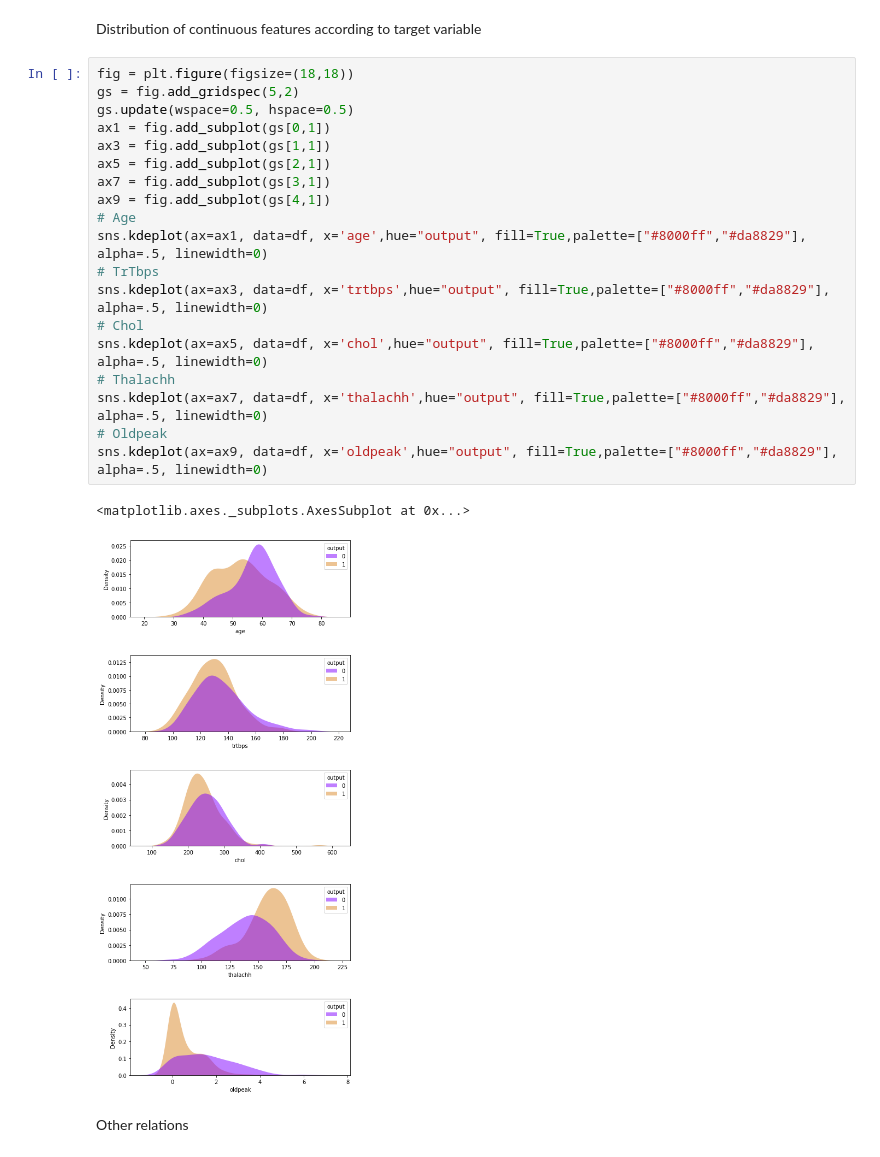
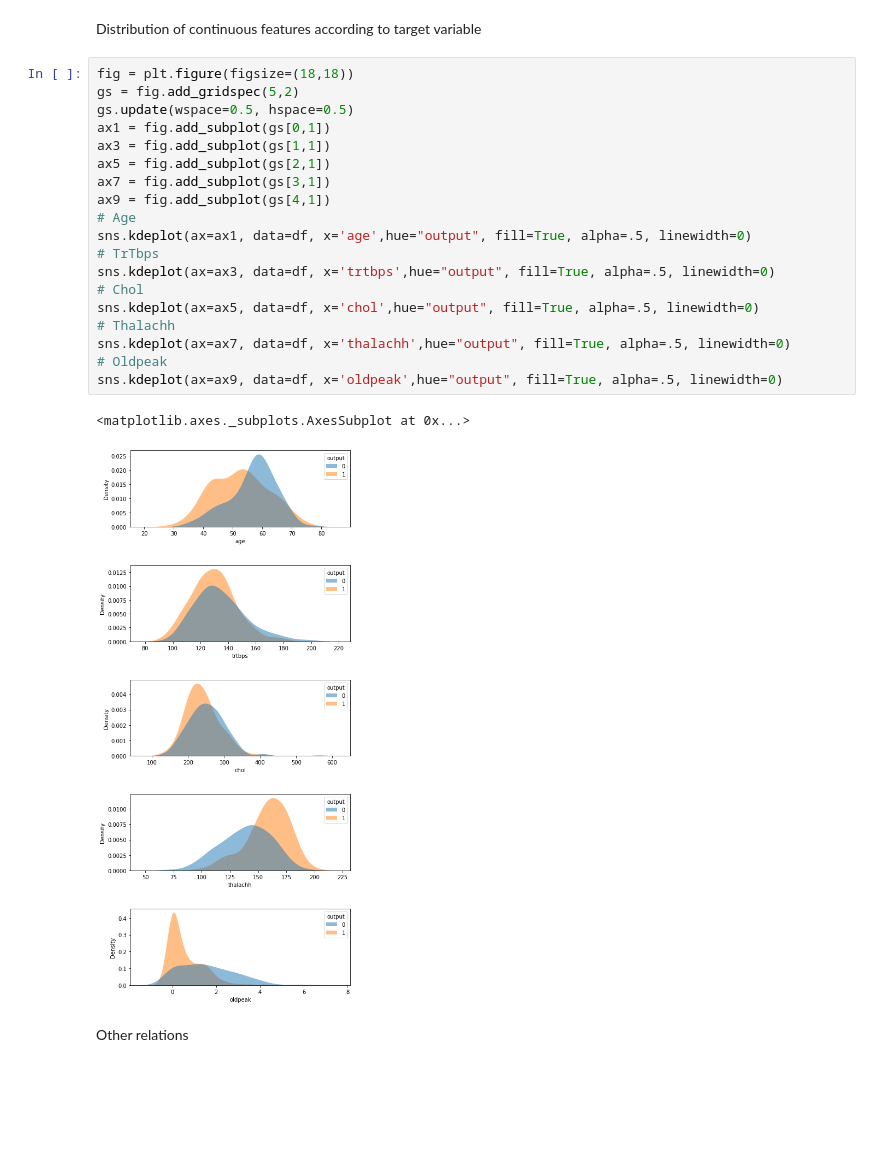
Before and after one commit to abdelmonem808/Heart-Failure-Prediction-using-Machine-Learning, a Jupyter notebook: Heart_Failure_Prediction_using_Machine_Learning.ipynb, the cells around one changed output. Drawn from its saved outputs; the diff is of its cells as text; blank space fills up the shorter version.

```diff
--- a/Heart_Failure_Prediction_using_Machine_Learning.ipynb
+++ b/Heart_Failure_Prediction_using_Machine_Learning.ipynb
@@ -276,25 +276,25 @@ Distribution of continuous features according to target variable
 # %%
 fig = plt.figure(figsize=(18,18))
 gs = fig.add_gridspec(5,2)
 gs.update(wspace=0.5, hspace=0.5)
 ax1 = fig.add_subplot(gs[0,1])
 ax3 = fig.add_subplot(gs[1,1])
 ax5 = fig.add_subplot(gs[2,1])
 ax7 = fig.add_subplot(gs[3,1])
 ax9 = fig.add_subplot(gs[4,1])
 # Age
-sns.kdeplot(ax=ax1, data=df, x='age',hue="output", fill=True,palette=["#8000ff","#da8829"], alpha=.5, linewidth=0)
+sns.kdeplot(ax=ax1, data=df, x='age',hue="output", fill=True, alpha=.5, linewidth=0)
 # TrTbps
-sns.kdeplot(ax=ax3, data=df, x='trtbps',hue="output", fill=True,palette=["#8000ff","#da8829"], alpha=.5, linewidth=0)
+sns.kdeplot(ax=ax3, data=df, x='trtbps',hue="output", fill=True, alpha=.5, linewidth=0)
 # Chol
-sns.kdeplot(ax=ax5, data=df, x='chol',hue="output", fill=True,palette=["#8000ff","#da8829"], alpha=.5, linewidth=0)
+sns.kdeplot(ax=ax5, data=df, x='chol',hue="output", fill=True, alpha=.5, linewidth=0)
 # Thalachh
-sns.kdeplot(ax=ax7, data=df, x='thalachh',hue="output", fill=True,palette=["#8000ff","#da8829"], alpha=.5, linewidth=0)
+sns.kdeplot(ax=ax7, data=df, x='thalachh',hue="output", fill=True, alpha=.5, linewidth=0)
 # Oldpeak
-sns.kdeplot(ax=ax9, data=df, x='oldpeak',hue="output", fill=True,palette=["#8000ff","#da8829"], alpha=.5, linewidth=0)
+sns.kdeplot(ax=ax9, data=df, x='oldpeak',hue="output", fill=True, alpha=.5, linewidth=0)
 # %% [output]
 <matplotlib.axes._subplots.AxesSubplot at 0x...>
-[figure, old version]
+[figure, new version]
 # %% [markdown]
 Other relations
 # %%
```
Also changed, not shown: parts of 2 cells of this notebook.
